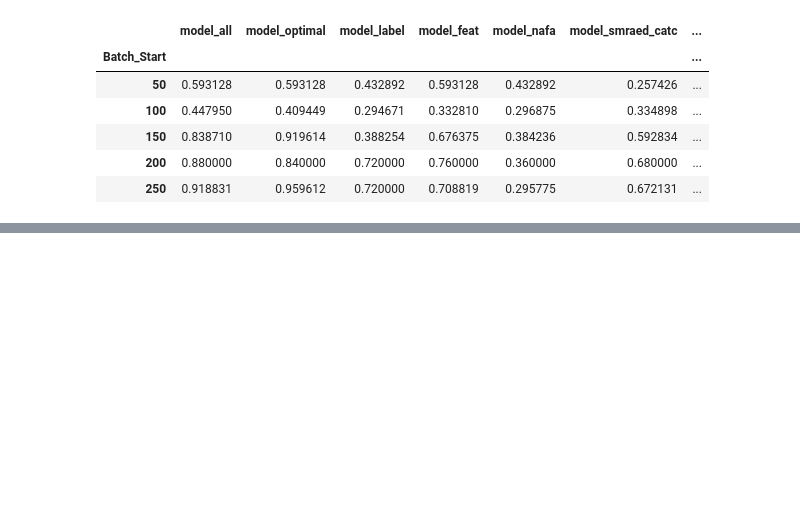
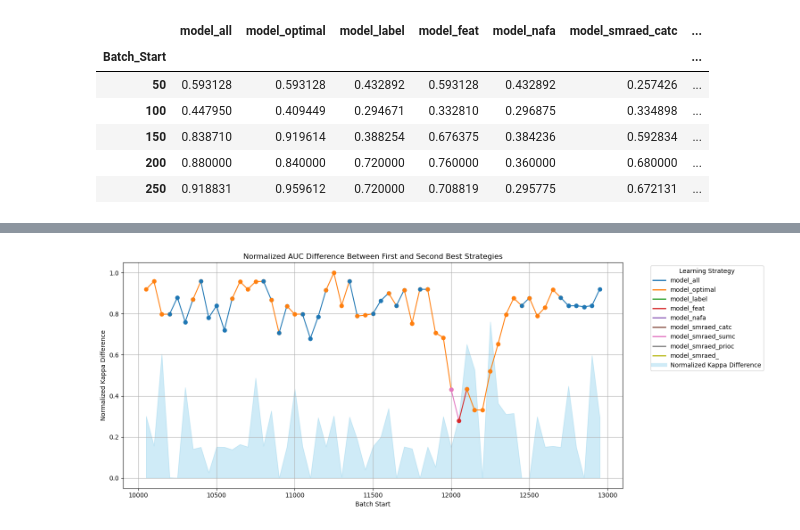
Before and after one commit to aditya0by0/stream-viz, a Jupyter notebook: notebooks/Learning_Stratergies.ipynb, the cells around one changed output, grey strips where cells are left out. Saved outputs shown, nothing was run; the diff lists cells and outputs as text; code cells hidden in the pictures; blank space fills up the shorter version.

```diff
--- a/notebooks/Learning_Stratergies.ipynb
+++ b/notebooks/Learning_Stratergies.ipynb
@@ -180,0 +246,95 @@ plot_learning_strategy_winner(start=200, end=12000)
+# %%
+def plot_learning_strategy_winner(start=0, end=10):
+    # Determine the strategy with the highest kappa at each batch
+    max_strategy = kappa_df.idxmax(axis=1)
+    kappa_window_df = kappa_df.copy(deep=True)
+    kappa_window_df["Max_Kappa"] = kappa_df.max(axis=1)
+    kappa_window_df["Max_Strategy"] = max_strategy
+
+    # Define colors for each strategy
+    color_dict = {
+        strategy: plt.cm.tab10(i) for i, strategy in enumerate(unique_columns)
+    }
+
+    # Plot the line with colors based on the strategy with the highest kappa
+    plt.figure(figsize=(18, 6))
+    kappa_window_df = kappa_window_df.iloc[start:end]
+    for i in range(len(kappa_window_df) - 1):
+        x = [kappa_window_df.index[i], kappa_window_df.index[i + 1]]
+        y = [
+            kappa_window_df["Max_Kappa"].iloc[i],
+            kappa_window_df["Max_Kappa"].iloc[i + 1],
+        ]
+        plt.plot(
+            x, y, color=color_dict[kappa_window_df["Max_Strategy"].iloc[i]], marker="o"
+        )
+
+    # Add labels and title
+    plt.xlabel("Batch Start")
+    plt.ylabel("Kappa")
+    plt.title("Kappa Values with Color Indicating Strategy with Highest Score")
+
+    # Create legend handles for the strategies
+    legend_handles = [
+        plt.Line2D([0], [0], color=color_dict[strategy], lw=2, label=strategy)
+        for strategy in unique_columns
+    ]
+
+    sorted_kappa = kappa_df.apply(lambda x: np.sort(x)[::-1], axis=1)
+    first_best_kappa = sorted_kappa.apply(lambda x: x[0])
+    second_best_kappa = sorted_kappa.apply(lambda x: x[1])
+
+    # Calculate the difference between the highest and second-highest kappa values
+    kappa_diff = first_best_kappa - second_best_kappa
+
+    # Normalize the differences for plotting
+    normalized_diff = (kappa_diff - kappa_diff.min()) / (
+        kappa_diff.max() - kappa_diff.min()
+    )
+
+    # Plot the area plot for the AUC difference
+    plt.fill_between(
+        kappa_diff.index[start:end],
+        normalized_diff[start:end],
+        color="skyblue",
+        alpha=0.4,
+        label="Normalized Kappa Difference",
+    )
+
+    # Add labels and title
+    plt.xlabel("Batch Start")
+    plt.ylabel("Normalized Kappa Difference")
+    plt.title("Normalized AUC Difference Between First and Second Best Strategies")
+    plt.grid(True)
+
+    # Add the AUC difference to the legend handles
+    legend_handles.append(
+        plt.Line2D(
+            [0],
+            [0],
+            color="skyblue",
+            lw=6,
+            alpha=0.4,
+            label="Normalized Kappa Difference",
+        )
+    )
+
+    # Create a single legend outside the plot
+    plt.legend(
+        handles=legend_handles,
+        title="Learning Strategy",
+        bbox_to_anchor=(1.05, 1),
+        loc="upper left",
+    )
+
+    # Adjust layout to make space for the legends
+    plt.tight_layout(rect=[0, 0, 0.85, 1])
+
+    # Show the plot
+    plt.show()
+
+
+# Example call to the function
+plot_learning_strategy_winner(start=200, end=12000)
+# %% [output]
+[figure, added]
```
Also changed, not shown: parts of 5 cells of this notebook, 2 other files.
